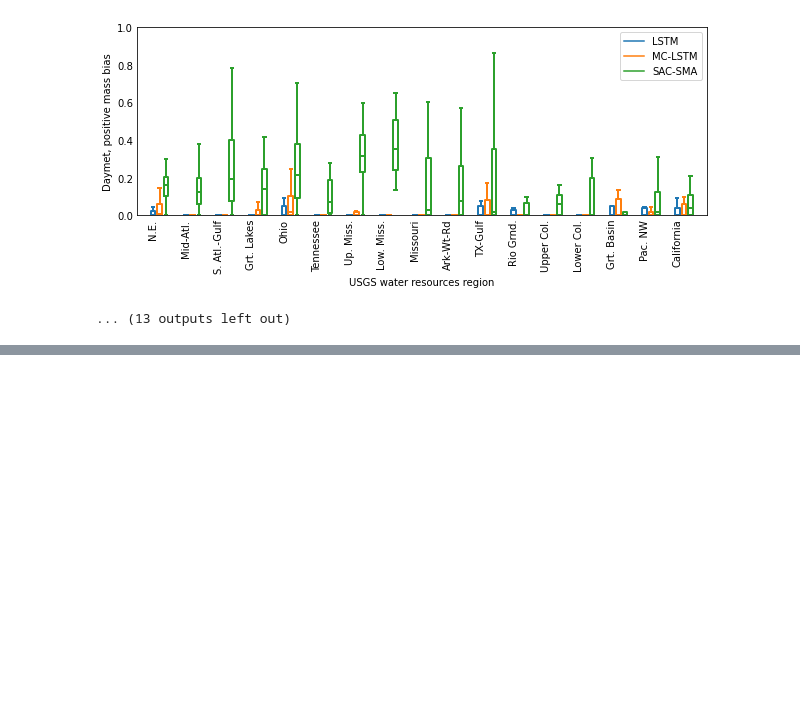
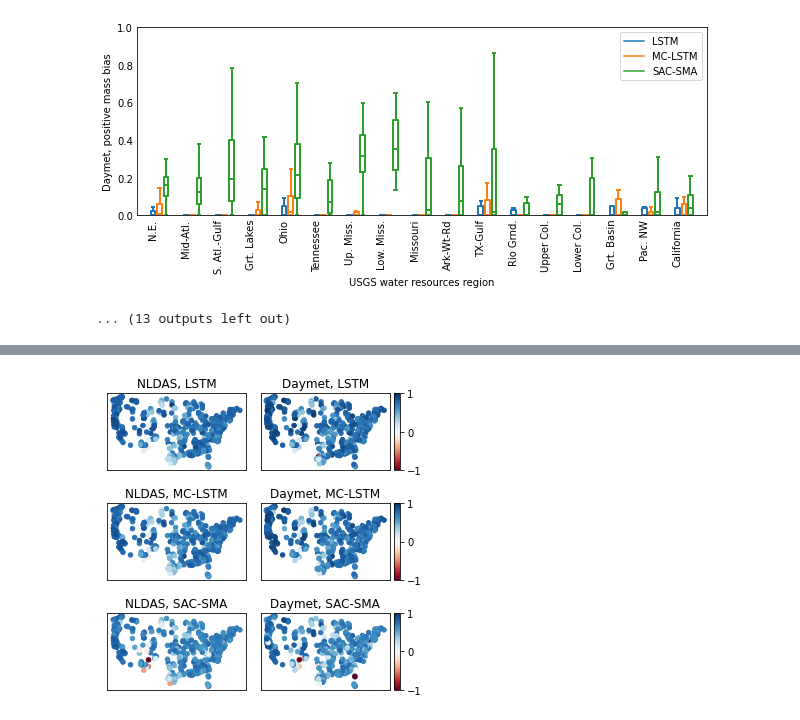
Before and after one commit to jmframe/mclstm_2021_mass_balance, a Jupyter notebook: results/mass_balance-ens.ipynb, the cells around one changed output, grey strips where cells are left out. Drawn from its saved outputs; the diff is of its cells as text; code cells hidden in the pictures; blank space fills up the shorter version.

Commit message:
lstm mc difference

```diff
--- a/results/mass_balance-ens.ipynb
+++ b/results/mass_balance-ens.ipynb
@@ -1069,3 +1069,88 @@ forcing type daymet
 ['lstm', 'mc', 'sac']
 [figure]
 ... (13 outputs left out)
+# %%
+with open('statistics_table_st1.pkl', 'rb') as fb:
+    st1_dict = pkl.load(fb)
+with open('statistics_table_st2.pkl', 'rb') as fb:
+    st2_dict = pkl.load(fb)
+# %%
+with open("531_basin_list.txt", "r") as f:
+    basin_list_531 = pd.read_csv(f, header=None)
+#basin_list_531_str = [str(basin_list_531.iloc[i]).split()[0] for i in range(basin_list_531.shape[0])]
+basin_list_531_int = [basin_list_531.iloc[i].values[0] for i in range(basin_list_531.shape[0])]
+# %%
+
+for tsplt in time_splitz:
+
+    if tsplt == 'time_split1':
+        fig = plt.figure(figsize=cm2inch(12,12))
+        plot_dict = st1_dict
+    if tsplt == 'time_split2':
+        fig = plt.figure(figsize=cm2inch(12,18))
+        plot_dict = st2_dict
+    plot_here=1
+
+    for forcing_type in forcing_products:
+
+        models, flows = get_models_flows(forcing_type, tsplt)
+
+        for model in models:
+
+            print('time split', tsplt)
+            print('forcing type', forcing_type)
+            print('models', models)
+
+            if forcing_type == 'daymet' and model == 'nwm':
+                continue
+
+            if forcing_type == 'nldas' and model == 'lstm':
+                plot_here = 1
+            if forcing_type == 'daymet' and model == 'lstm':
+                plot_here = 2
+            if forcing_type == 'nldas' and model == 'mc':
+                plot_here = 3
+            if forcing_type == 'daymet' and model == 'mc':
+                plot_here = 4
+            if forcing_type == 'nldas' and model == 'sac':
+                plot_here = 5
+            if forcing_type == 'daymet' and model == 'sac':
+                plot_here = 6
+
+            if tsplt == 'time_split2':
+                if forcing_type == 'nldas' and model == 'nwm':
+                    plot_here = 7
+
+            if tsplt == 'time_split2':
+                ax = fig.add_subplot(4, 2, plot_here)
+            if tsplt == 'time_split1':
+                ax = fig.add_subplot(3, 2, plot_here)
+
+            im = ax.scatter(pd_attributes.loc[basin_list_531_int, 'gauge_lon'].values,
+                             pd_attributes.loc[basin_list_531_int, 'gauge_lat'].values,
+                            c=plot_dict[forcing_type]['NSE'][model],
+                            s=20,
+                            cmap='RdBu',
+                            vmin=-1,
+                            vmax=1)
+            ax.set_title(str(forcingz[forcing_type])+', '+str(labelz[model]))
+
+    #        ax.set_xlabels([])
+            ax.set_xticks(ticks=[])
+            ax.set_yticks(ticks=[])
+
+            clims = im.get_clim()
+
+
+            # colorbar
+            if plot_here in [2,4,6]:
+                divider = make_axes_locatable(ax)
+                cax = divider.append_axes('right', size='5%', pad=0.05)
+                fig.colorbar(im, cax=cax, orientation='vertical')
+
+            plot_here+=1
+
+    plt.tight_layout()
+    plt.show()
+    plt.close()
+# %% [output]
@@ -1071,0 +1175 @@ forcing type daymet
+[figure, added]
```
Also changed, not shown: parts of 3 cells of this notebook, 2 other files.
